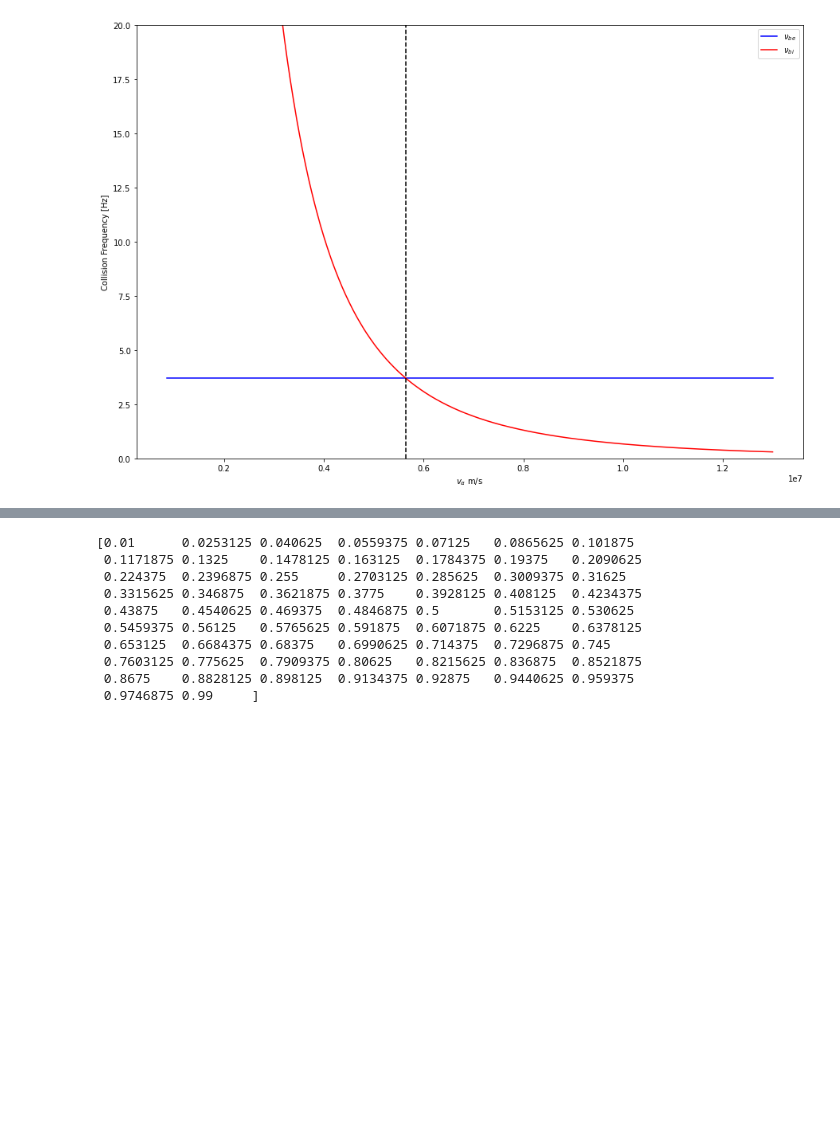
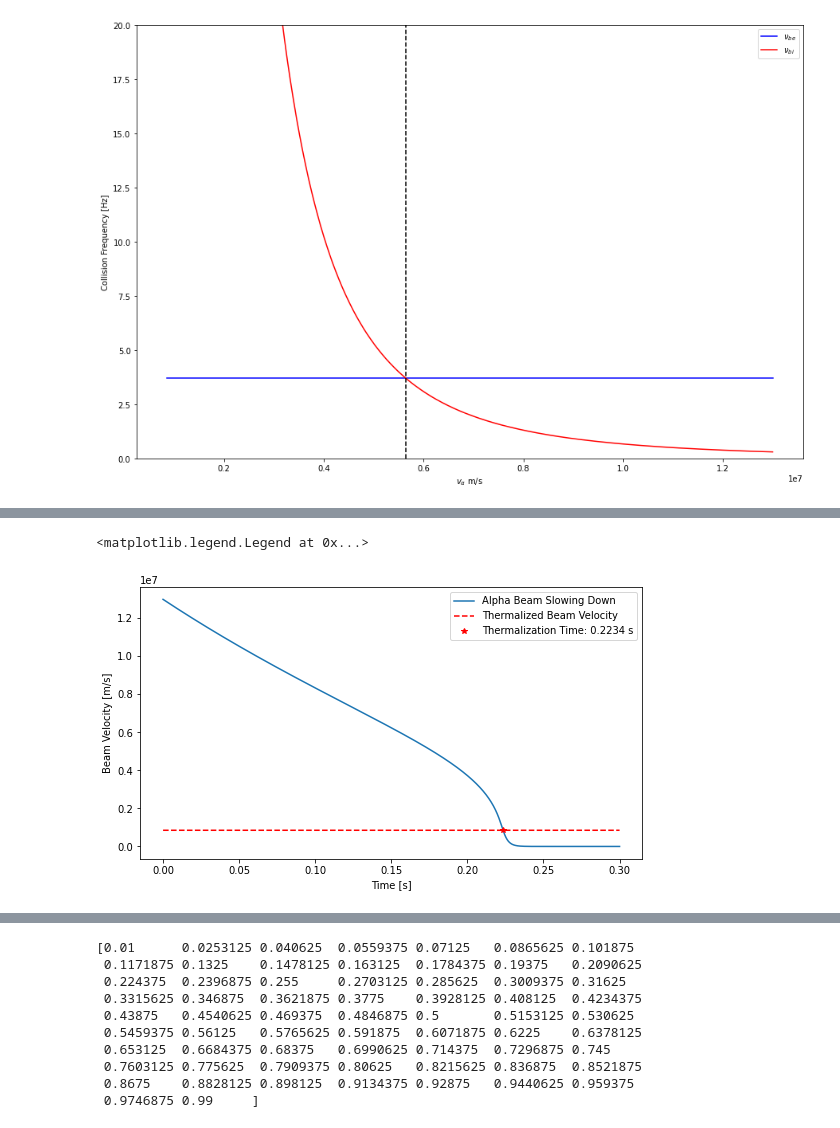
Before and after one commit to vandelij/genray_cql3d_plots, a Jupyter notebook: shots/147634/scan_beam_and_RF/beam_5_RF_testing/make_distrobution.ipynb, the cells around one changed output, grey strips where cells are left out. Saved outputs shown, nothing was run; the diff lists cells and outputs as text; code cells hidden in the pictures; blank space fills up the shorter version.

```diff
--- a/shots/147634/scan_beam_and_RF/beam_5_RF_testing/make_distrobution.ipynb
+++ b/shots/147634/scan_beam_and_RF/beam_5_RF_testing/make_distrobution.ipynb
@@ -417,0 +339,55 @@ plt.ylim(0, 20)
+# %%
+# analytic slowing down time calculation:
+
+def get_beam_slowing_down_time(vb, T, n, Zb, mb, mi):
+    """
+    Given a thermal bulk temperature T and bulk density n, this function
+    calculates how long it takes a particle of velocity vb with charge Zb and mass mb
+    to thermalize with the bulk ions mb
+
+    I assume ne = ni and Te = Ti, bulk electrons and ions are in thermal equilibrium and quasineutral.
+
+    Based on PPFE Jeff Freidberg page 202/203
+    """
+    A = nu_be(vb, T, ne, Zb, mb) # get the constant beam-electron collision rate
+    mr = mb*mi/(mb + mi)
+    Ti_J = T*1.6022e-19*1000  # convert to KeV to eV and then to J
+    vTi = np.sqrt(2*Ti_J/mi)
+    vT_alpha = np.sqrt(2*Ti_J/mb)
+    prefactor = 1 / (4*pi)
+    bot = epsi0**2*mb*mr
+    top = Zb**2*e**4*n
+    LAMDA = 12*pi*epsi0**(3/2)*Ti_J**(3/2)/(n**0.5*e**3)
+    lnLAMDA = np.log(LAMDA)
+    B = prefactor*top*lnLAMDA/bot
+    C = 1.3*vTi**3
+
+    # analytic solution to PPFE 9.62
+    term1 = np.abs(A*vb**3 + A*C + B)
+    term2 = np.abs(A*vT_alpha**3 + A*C + B)
+    t_top = B*np.log(term1/term2) + 3*A*C*np.log(np.abs(vb/vT_alpha))
+    t_bot = 3*A**2*C + 3*A*B
+
+    return t_top/t_bot
+
+
+Tk = 15
+Tk_J = Tk*1000*1.6022e-19
+vthb = np.sqrt(2*Tk_J/m_alpha)
+vTi = np.sqrt(2*Tk_J/m_alpha)
+n = 2e20
+tarr, vbarr = beam_slowing_down_time(v_alpha, Tk, n, Zb=2, mb=m_alpha, mi=mD, tsim=0.3, nt=10000)
+
+plt.figure(figsize=(9, 5))
+plt.plot(tarr, vbarr, label='Alpha Beam Slowing Down')
+plt.plot(tarr, vthb*(tarr/tarr), 'r--', label='Thermalized Beam Velocity')
+plt.xlabel('Time [s]')
+plt.ylabel('Beam Velocity [m/s]')
+
+#index_match = np.where(np.abs(vbarr-vthb) == min(np.abs(vbarr-vthb)))
+time_to_slow = get_beam_slowing_down_time(v_alpha, Tk, n, Zb=2, mb=m_alpha, mi=mD)
+plt.plot(time_to_slow, vTi, 'r*', label=f'Thermalization Time: {np.round(time_to_slow, 4)} s')
+plt.legend()
+# %% [output]
+<matplotlib.legend.Legend at 0x...>
+[figure, added]
```
Also changed, not shown: parts of 3 cells of this notebook, 2 other files.
